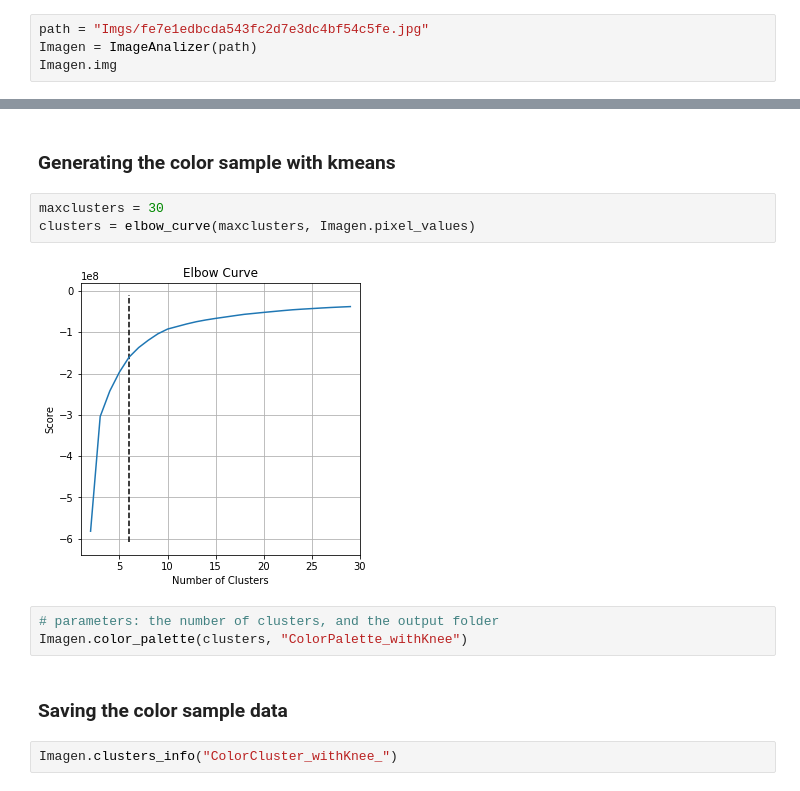
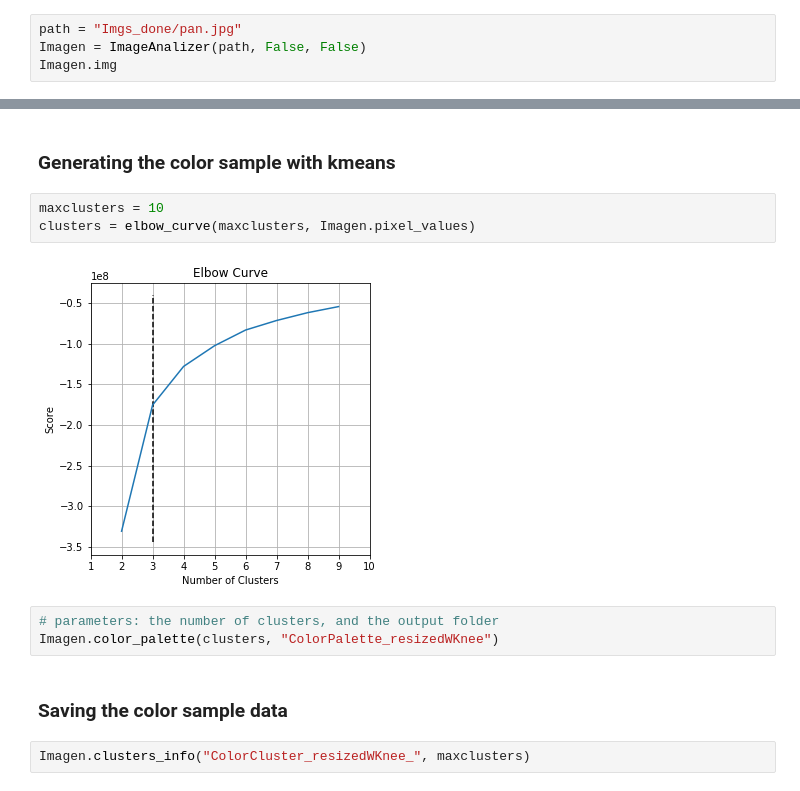
Before and after one commit to mercedesabril/Colour-Clustering, a Jupyter notebook: Color_Analysis_Implementation.ipynb, the cells around one changed output, grey strips where cells are left out. Cells and saved outputs as stored; diff of their text form.

Commit message:
Updated color analysis code, added enhancement and resize options

```diff
--- a/Color_Analysis_Implementation.ipynb
+++ b/Color_Analysis_Implementation.ipynb
@@ -5,7 +5,7 @@ from color_analysis import multiple_images, elbow_curve, color_clustering, Image
 # %% [markdown]
 ### The image
 # %%
-path = "Imgs/fe7e1edbcda543fc2d7e3dc4bf54c5fe.jpg"
-Imagen = ImageAnalizer(path)
+path = "Imgs_done/pan.jpg"
+Imagen = ImageAnalizer(path, False, False)
 Imagen.img
 # %% [output]
@@ -21,14 +21,14 @@ Imagen.rgb_composite()
 # %% [markdown]
 ### Generating the color sample with kmeans
 # %%
-maxclusters = 30
+maxclusters = 10
 clusters = elbow_curve(maxclusters, Imagen.pixel_values)
 # %% [output]
-[figure, old version]
+[figure, new version]
 # %%
 # parameters: the number of clusters, and the output folder
-Imagen.color_palette(clusters, "ColorPalette_withKnee")
+Imagen.color_palette(clusters, "ColorPalette_resizedWKnee")
 # %% [markdown]
 ### Saving the color sample data
 # %%
-Imagen.clusters_info("ColorCluster_withKnee_")
+Imagen.clusters_info("ColorCluster_resizedWKnee_", maxclusters)
```
Also changed, not shown: parts of 2 cells of this notebook, 2 other files.
